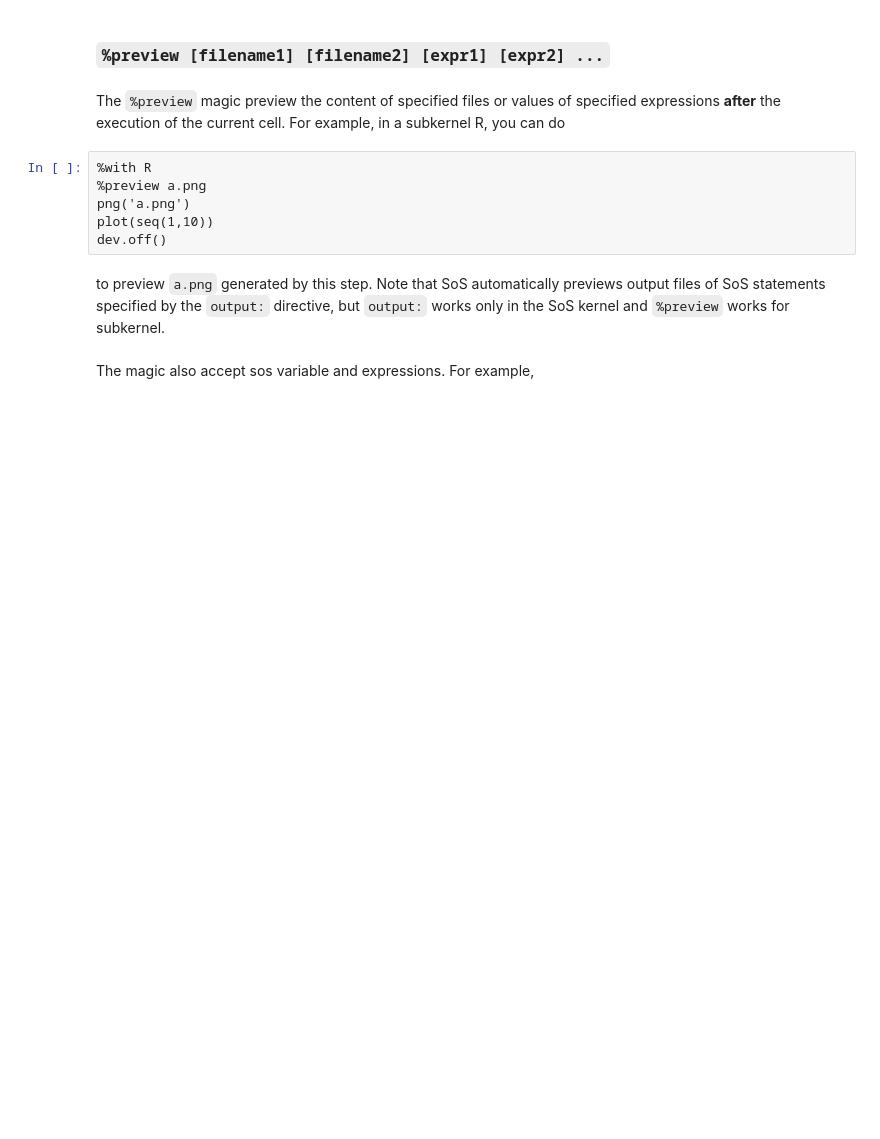
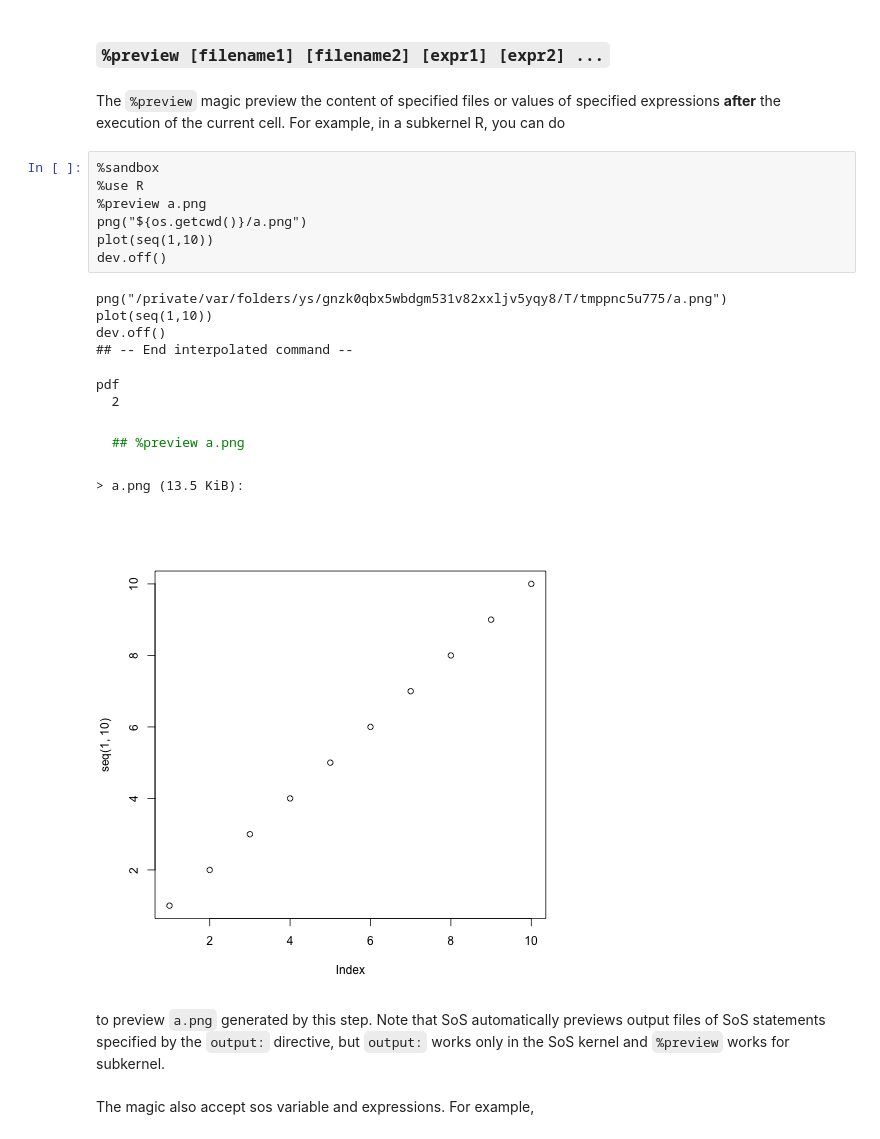
Before and after one commit to vatlab/sos, a Jupyter notebook: doc/documentation/SoS_Kernel.ipynb, the cells around one changed output. Drawn from its saved outputs; the diff is of its cells as text; blank space fills up the shorter version.

Commit message:
Update docs to use sandbox

```diff
--- a/doc/documentation/SoS_Kernel.ipynb
+++ b/doc/documentation/SoS_Kernel.ipynb
@@ -172,11 +199,22 @@ ran
 # %% [markdown]
 The `%preview` magic preview the content of specified files or values of specified expressions **after** the execution of the current cell. For example, in a subkernel R, you can do
 # %%
-%with R
+%sandbox
+%use R
 %preview a.png
-png('a.png')
+png("${os.getcwd()}/a.png")
 plot(seq(1,10))
 dev.off()
+# %% [output]
+png("/private/var/folders/ys/gnzk0qbx5wbdgm531v82xxljv5yqy8/T/tmppnc5u775/a.png")
+plot(seq(1,10))
+dev.off()
+## -- End interpolated command --
+pdf
+  2
+## %preview a.png
+> a.png (13.5 KiB):
+[figure, added]
 # %% [markdown]
 to preview `a.png` generated by this step. Note that SoS automatically previews output files of SoS statements specified by the `output:` directive, but `output:` works only in the SoS kernel and `%preview` works for subkernel.
 # %% [markdown]
```
Also changed, not shown: parts of 30 cells of this notebook, 1 other file.
